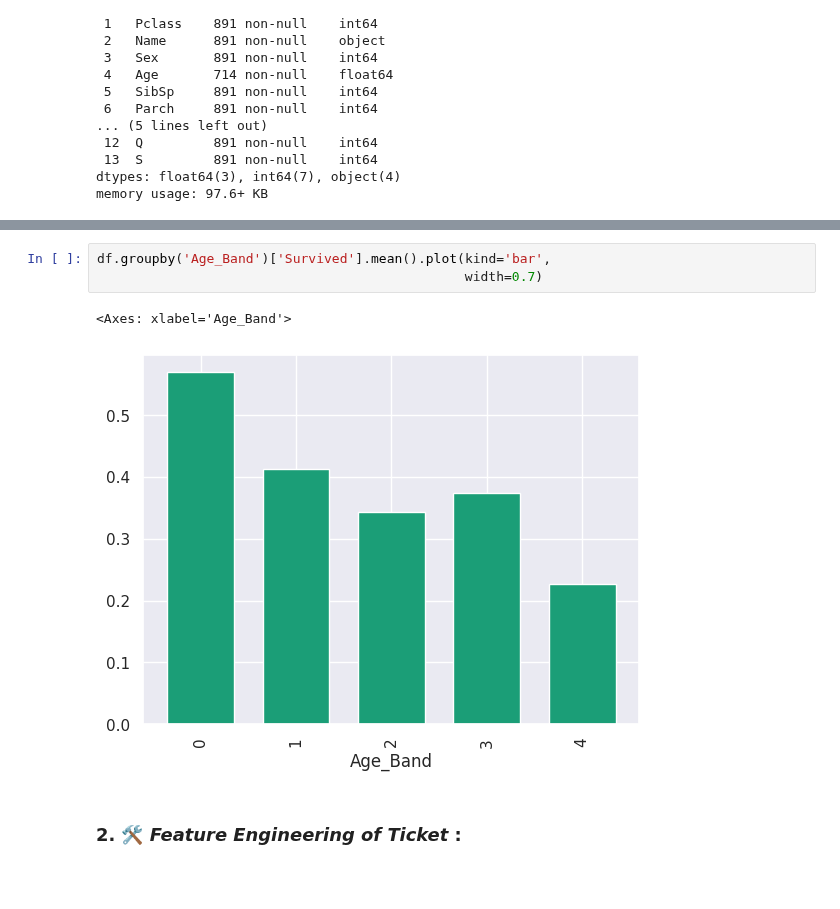
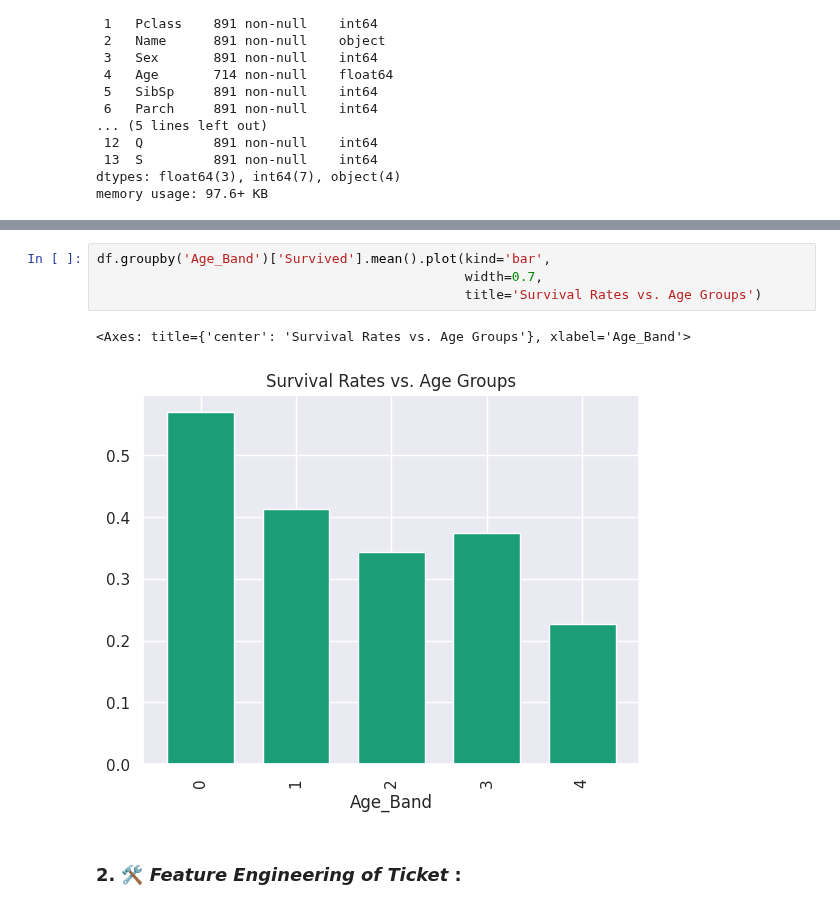
Before and after one commit to yigaai/StoryTelling_with_Data_myTelescope, a Jupyter notebook: titanic-survival-prediction.ipynb, the cells around one changed output, grey strips where cells are left out. Drawn from its saved outputs; the diff is of its cells as text; blank space fills up the shorter version.

Commit message:
Kaggle Notebook | Reconstructing Survival Portraits through Data  | Titanic Survival Prediction

```diff
--- a/titanic-survival-prediction.ipynb
+++ b/titanic-survival-prediction.ipynb
@@ -574,9 +577,10 @@ df.sample(2)
 # %%
 df.groupby('Age_Band')['Survived'].mean().plot(kind='bar',
-                                               width=0.7)
+                                               width=0.7,
+                                               title='Survival Rates vs. Age Groups')
 # %% [output]
-<Axes: xlabel='Age_Band'>
+<Axes: title={'center': 'Survival Rates vs. Age Groups'}, xlabel='Age_Band'>
-[figure, old version]
+[figure, new version]
 # %% [markdown]
 ### 2. 🛠️ ***Feature Engineering of Ticket*** :
 # %% [markdown]
```
Also changed, not shown: parts of 19 cells of this notebook.
